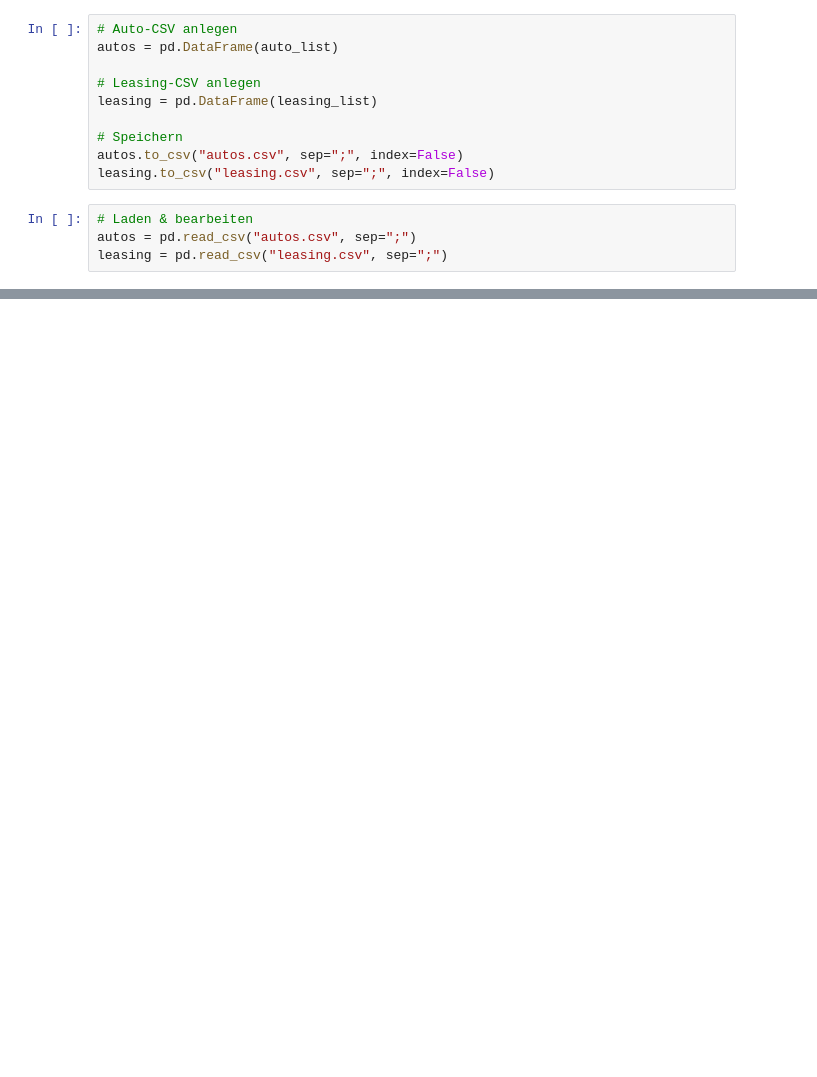
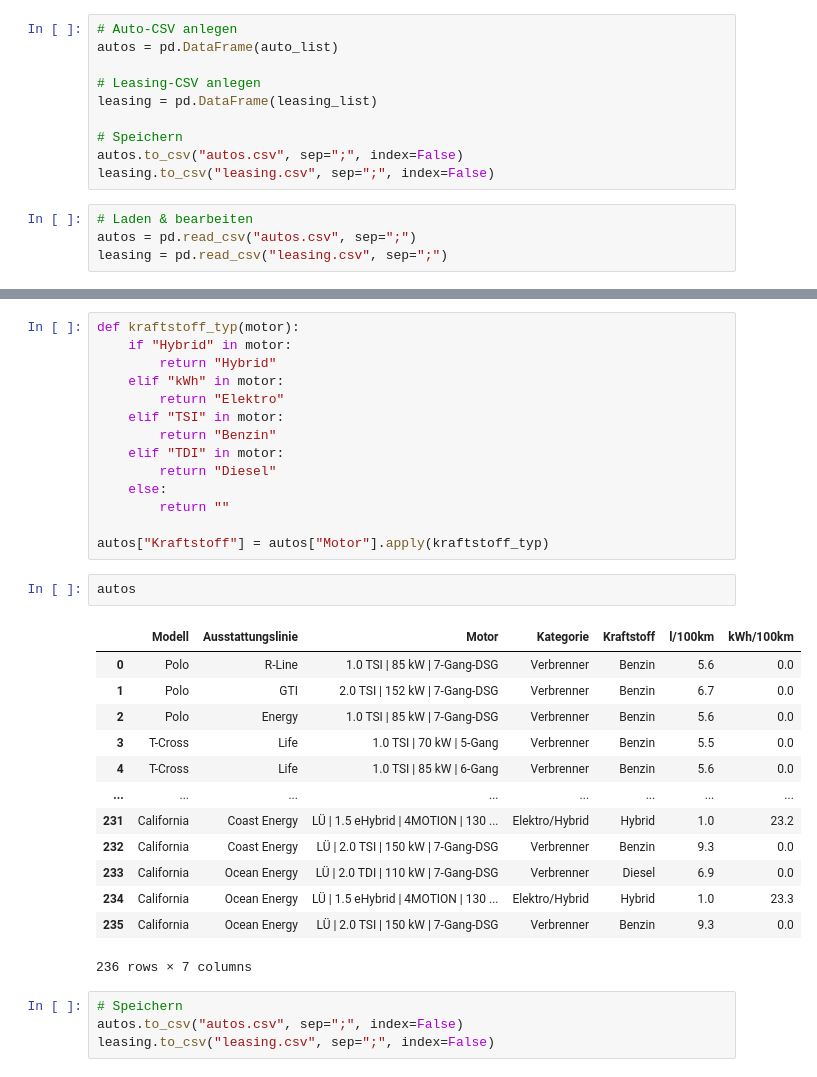
Before and after one commit to CBechert/leasing_rechner, a Jupyter notebook: csv_manager.ipynb, the cells around one changed output, grey strips where cells are left out. Saved outputs shown, nothing was run; the diff lists cells and outputs as text; blank space fills up the shorter version.

```diff
--- a/csv_manager.ipynb
+++ b/csv_manager.ipynb
@@ -402,0 +418,34 @@ leasing
+# %%
+def kraftstoff_typ(motor):
+    if "Hybrid" in motor:
+        return "Hybrid"
+    elif "kWh" in motor:
+        return "Elektro"
+    elif "TSI" in motor:
+        return "Benzin"
+    elif "TDI" in motor:
+        return "Diesel"
+    else:
+        return ""
+
+autos["Kraftstoff"] = autos["Motor"].apply(kraftstoff_typ)
+# %%
+autos
+# %% [output]
+|  | Modell | Ausstattungslinie | Motor | Kategorie | Kraftstoff | l/100km | kWh/100km |
+| 0 | Polo | R-Line | 1.0 TSI | 85 kW | 7-Gang-DSG | Verbrenner | Benzin | 5.6 | 0.0 |
+| 1 | Polo | GTI | 2.0 TSI | 152 kW | 7-Gang-DSG | Verbrenner | Benzin | 6.7 | 0.0 |
+| 2 | Polo | Energy | 1.0 TSI | 85 kW | 7-Gang-DSG | Verbrenner | Benzin | 5.6 | 0.0 |
+| 3 | T-Cross | Life | 1.0 TSI | 70 kW | 5-Gang | Verbrenner | Benzin | 5.5 | 0.0 |
+| 4 | T-Cross | Life | 1.0 TSI | 85 kW | 6-Gang | Verbrenner | Benzin | 5.6 | 0.0 |
+| ... | ... | ... | ... | ... | ... | ... | ... |
+| 231 | California | Coast Energy | LÜ | 1.5 eHybrid | 4MOTION | 130 ... | Elektro/Hybrid | Hybrid | 1.0 | 23.2 |
+| 232 | California | Coast Energy | LÜ | 2.0 TSI | 150 kW | 7-Gang-DSG | Verbrenner | Benzin | 9.3 | 0.0 |
+| 233 | California | Ocean Energy | LÜ | 2.0 TDI | 110 kW | 7-Gang-DSG | Verbrenner | Diesel | 6.9 | 0.0 |
+| 234 | California | Ocean Energy | LÜ | 1.5 eHybrid | 4MOTION | 130 ... | Elektro/Hybrid | Hybrid | 1.0 | 23.3 |
+| 235 | California | Ocean Energy | LÜ | 2.0 TSI | 150 kW | 7-Gang-DSG | Verbrenner | Benzin | 9.3 | 0.0 |
+236 rows × 7 columns
+# %%
+# Speichern
+autos.to_csv("autos.csv", sep=";", index=False)
+leasing.to_csv("leasing.csv", sep=";", index=False)
```
Also changed, not shown: parts of 23 cells of this notebook, 6 other files.
